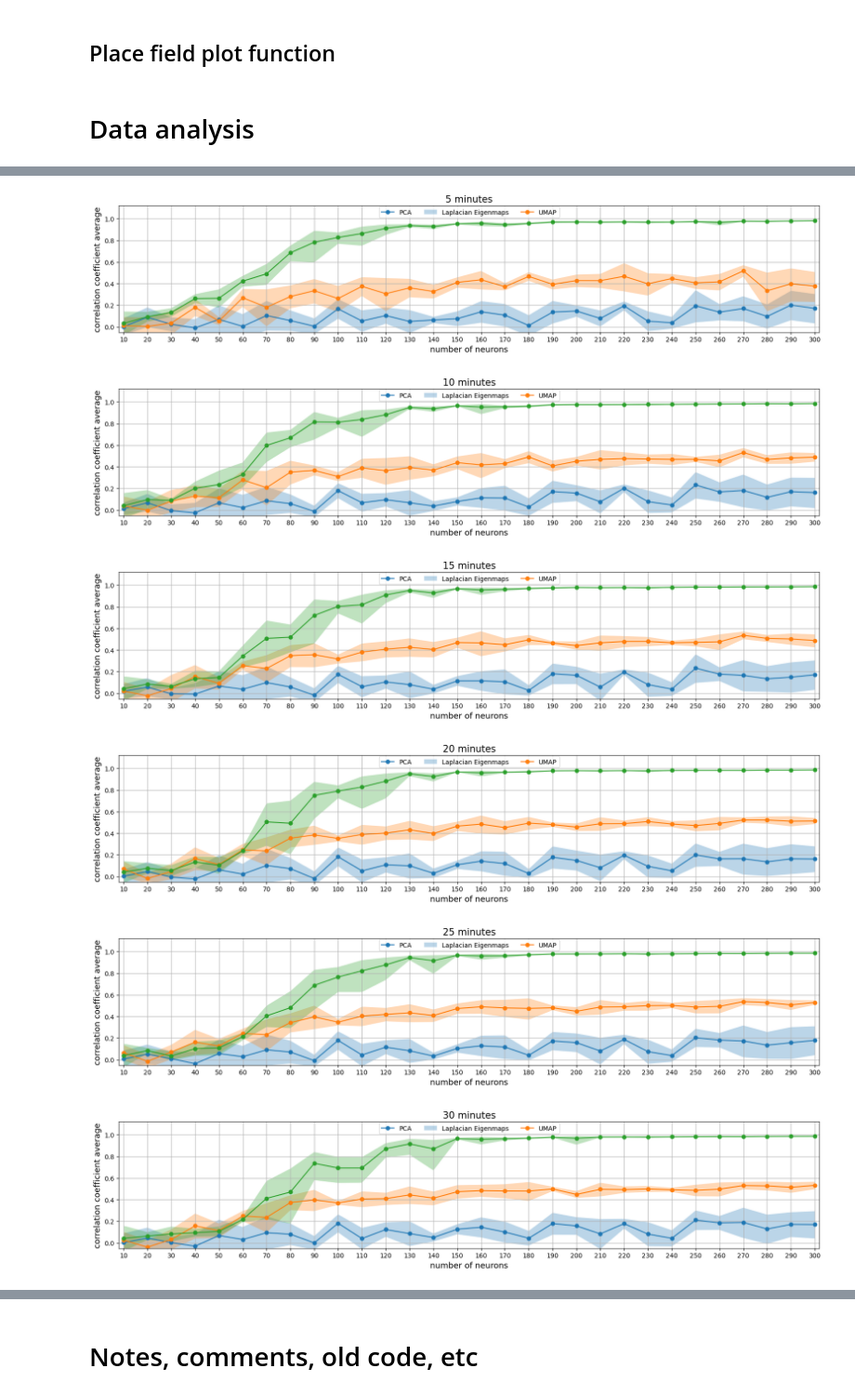
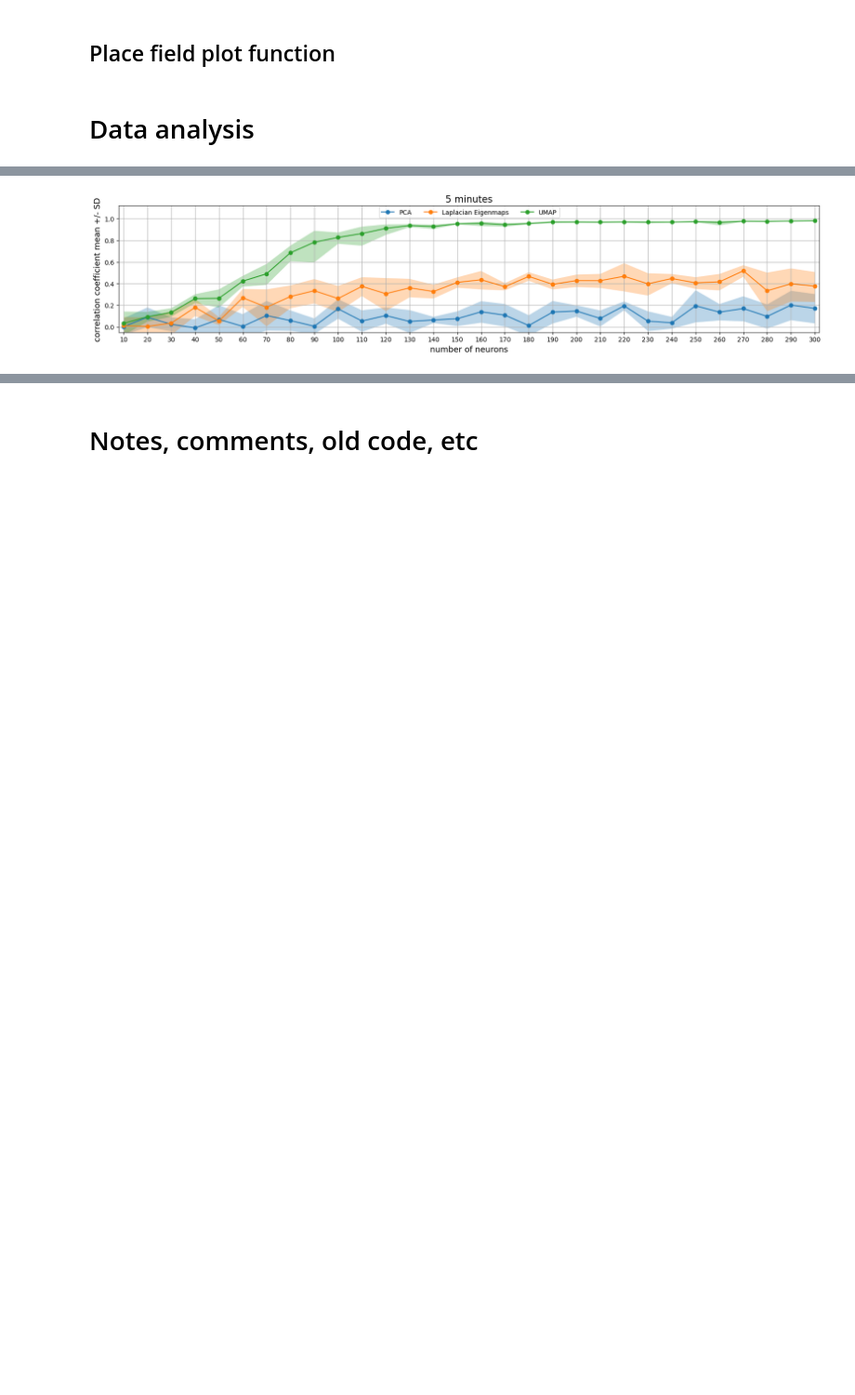
Before and after one commit to jambormike/neurons_dimensionality_reduction, a Jupyter notebook: simulation_and_reduction_script_notebook/data/data_analysis.ipynb, the cells around one changed output, grey strips where cells are left out. Shown: that part at 93% size. Saved outputs shown, nothing was run; the diff lists cells and outputs as text; code cells hidden in the pictures; blank space fills up the shorter version.

```diff
--- a/simulation_and_reduction_script_notebook/data/data_analysis.ipynb
+++ b/simulation_and_reduction_script_notebook/data/data_analysis.ipynb
@@ -249,26 +249,30 @@ def plot_corr_over_time(main_itteration, n_cells):                           # i
     plt.figure(dpi=100)
     plt.title((str(n_cells) + " neurons"), size= 15)
     plt.xlabel("minutes", size= 13)
-    plt.ylabel("correlation coefficient average", size= 13)
+    plt.ylabel("correlation coefficient mean +/- SD", size= 13)
     plt.grid()
     plt.xlim([4.2, 30.8])
     plt.ylim([-0.1, 1.15])
 
 
     plt.plot(time, pca_correlation_mean, marker='o')
-    plt.fill_between(time, pca_lower_limit, pca_upper_limit, alpha=0.3)
+    # plt.fill_between(time, pca_lower_limit, pca_upper_limit, alpha=0.3)
     # plt.errorbar(time, pca_correlation_mean, pca_correlation_mean_std)
 
     plt.plot(time, laplacian_correlation_mean, marker='o')
-    plt.fill_between(time, laplacian_lower_limit, laplacian_upper_limit, alpha=0.3)
+    # plt.fill_between(time, laplacian_lower_limit, laplacian_upper_limit, alpha=0.3)
     # plt.errorbar(time,laplacian_correlation_mean, laplacian_correlation_mean_std)
 
     plt.plot(time, umap_correlation_mean, marker='o')
-    plt.fill_between(time, umap_lower_limit, umap_upper_limit, alpha=0.3)
+    # plt.fill_between(time, umap_lower_limit, umap_upper_limit, alpha=0.3)
     # plt.errorbar(time, umap_correlation_mean, error_bars)
 
     plt.legend(['PCA', 'Laplacian Eigenmaps', 'UMAP'], ncol=3, bbox_to_anchor=(0.5, 1), loc='upper center')
 
+    plt.fill_between(time, pca_lower_limit, pca_upper_limit, alpha=0.3)
+    plt.fill_between(time, laplacian_lower_limit, laplacian_upper_limit, alpha=0.3)
+    plt.fill_between(time, umap_lower_limit, umap_upper_limit, alpha=0.3)
+
     pass
 # %%
 def plot_corr_over_cells(master_data_set, t_time):
@@ -337,22 +341,26 @@ def plot_corr_over_cells(master_data_set, t_time):
     plt.title((str(time) + " minutes"), size= 15)
     plt.xlabel("number of neurons", size= 13)
     plt.xticks(np.arange(10, 310, 10))
-    plt.ylabel("correlation coefficient average", size= 13)
+    plt.ylabel("correlation coefficient mean +/- SD", size= 13)
     plt.grid()
 
     plt.xlim([8, 302])
     plt.ylim([-0.05, 1.12])
 
     plt.plot(neurons, pca_correlation, marker='o')
-    plt.fill_between(neurons, pca_lower_limit_array, pca_upper_limit_array, alpha=0.3)
+    # plt.fill_between(neurons, pca_lower_limit_array, pca_upper_limit_array, alpha=0.3)
 
     plt.plot(neurons, laplacian_correlation, marker ='o')
-    plt.fill_between(neurons, laplacian_lower_limit_array, laplacian_upper_limit_array, alpha=0.3)
+    # plt.fill_between(neurons, laplacian_lower_limit_array, laplacian_upper_limit_array, alpha=0.3)
 
     plt.plot(neurons, umap_correlation, marker='o')
-    plt.fill_between(neurons, umap_lower_limit_array, umap_upper_limit_array, alpha=0.3)
+    # plt.fill_between(neurons, umap_lower_limit_array, umap_upper_limit_array, alpha=0.3)
 
     plt.legend(['PCA', 'Laplacian Eigenmaps', 'UMAP'], ncol=3, bbox_to_anchor=(0.5, 1.019), loc='upper center')
+
+    plt.fill_between(neurons, pca_lower_limit_array, pca_upper_limit_array, alpha=0.3)
+    plt.fill_between(neurons, laplacian_lower_limit_array, laplacian_upper_limit_array, alpha=0.3)
+    plt.fill_between(neurons, umap_lower_limit_array, umap_upper_limit_array, alpha=0.3)
 # %% [markdown]
 # Data analysis
 # %%
@@ -360,6 +368,6 @@ master_data_set = pickle.load(open("master_data_list.pickle", "rb"))
 master_cells_set = pickle.load(open("master_cell_list.pickle", "rb"))
 master_activity_plot_list = pickle.load(open("master_activity_plot_list.pickle", "rb"))
 # %%
-for i in range(0,5):
+for i in range(0,1):
     plot_corr_over_time(master_data_set[i], (i+1)*10)
 # %% [output]
@@ -371,10 +375,5 @@ for i in range(0,5):
 # %%
-for i in range(0,6):
+for i in range(0,1):
     plot_corr_over_cells(master_data_set, i)
 # %% [output]
-[figure, old version]
+[figure, new version]
-[figure, removed]
-[figure, removed]
-[figure, removed]
-[figure, removed]
-[figure, removed]
```
Also changed, not shown: parts of 11 cells of this notebook, 1 other file.
